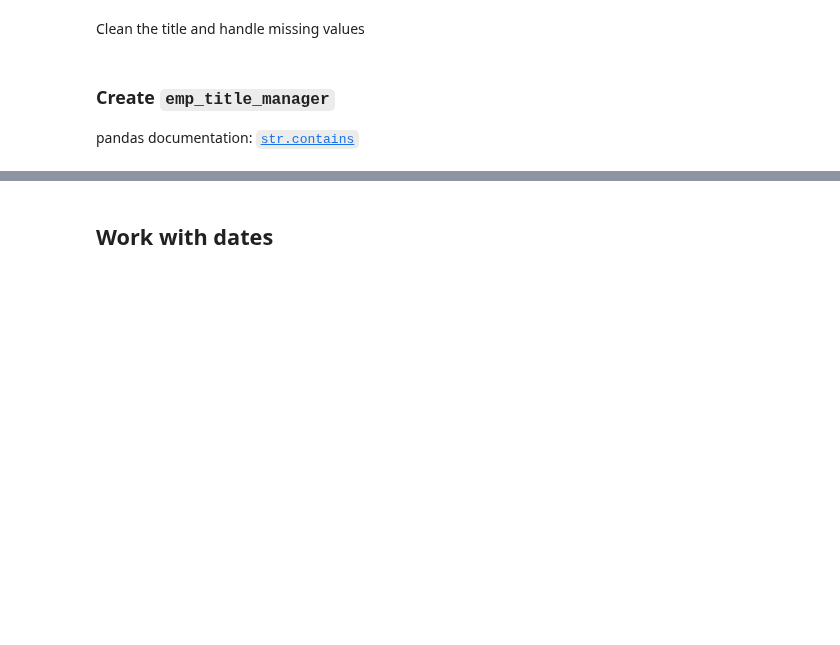
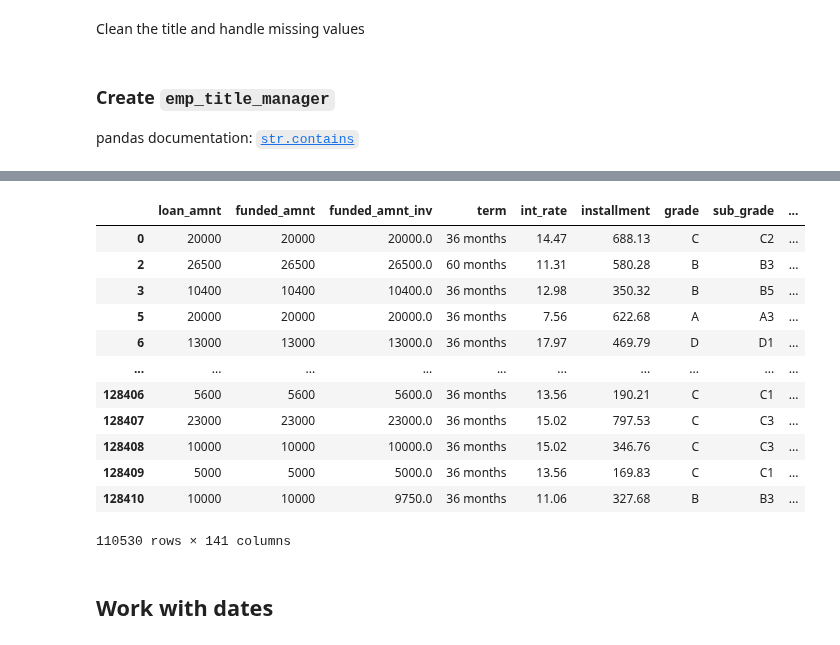
Before and after one commit to bloominstituteoftechnology/DS-Unit-1-Sprint-1-Data-Wrangling-and-Storytelling, a Jupyter notebook: module2-make-features/LS_DS_112_Make_Features.ipynb, the cells around one changed output, grey strips where cells are left out. Saved outputs shown, nothing was run; the diff lists cells and outputs as text; code cells hidden in the pictures; blank space fills up the shorter version.

```diff
--- a/module2-make-features/LS_DS_112_Make_Features.ipynb
+++ b/module2-make-features/LS_DS_112_Make_Features.ipynb
@@ -64,3 +391,20 @@ pandas documentation: [`str.contains`](https://pandas.pydata.org/pandas-docs/sta
+# %%
+# NOT condition
+df[-condition]
+# %% [output]
+|  | loan_amnt | funded_amnt | funded_amnt_inv | term | int_rate | installment | grade | sub_grade | ... |
+| 0 | 20000 | 20000 | 20000.0 | 36 months | 14.47 | 688.13 | C | C2 | ... |
+| 2 | 26500 | 26500 | 26500.0 | 60 months | 11.31 | 580.28 | B | B3 | ... |
+| 3 | 10400 | 10400 | 10400.0 | 36 months | 12.98 | 350.32 | B | B5 | ... |
+| 5 | 20000 | 20000 | 20000.0 | 36 months | 7.56 | 622.68 | A | A3 | ... |
+| 6 | 13000 | 13000 | 13000.0 | 36 months | 17.97 | 469.79 | D | D1 | ... |
+| ... | ... | ... | ... | ... | ... | ... | ... | ... | ... |
+| 128406 | 5600 | 5600 | 5600.0 | 36 months | 13.56 | 190.21 | C | C1 | ... |
+| 128407 | 23000 | 23000 | 23000.0 | 36 months | 15.02 | 797.53 | C | C3 | ... |
+| 128408 | 10000 | 10000 | 10000.0 | 36 months | 15.02 | 346.76 | C | C3 | ... |
+| 128409 | 5000 | 5000 | 5000.0 | 36 months | 13.56 | 169.83 | C | C1 | ... |
+| 128410 | 10000 | 10000 | 9750.0 | 36 months | 11.06 | 327.68 | B | B3 | ... |
+110530 rows × 141 columns
 # %% [markdown]
 ## Work with dates
 # %% [markdown]
```
Also changed, not shown: parts of 50 cells of this notebook.
